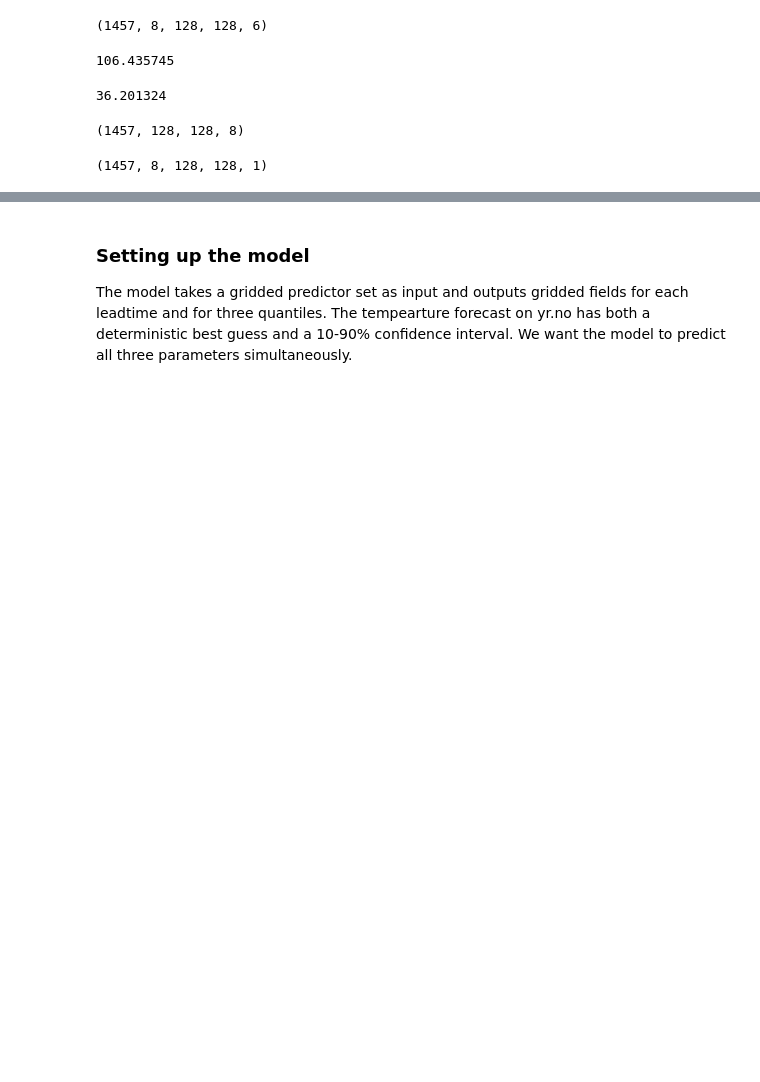
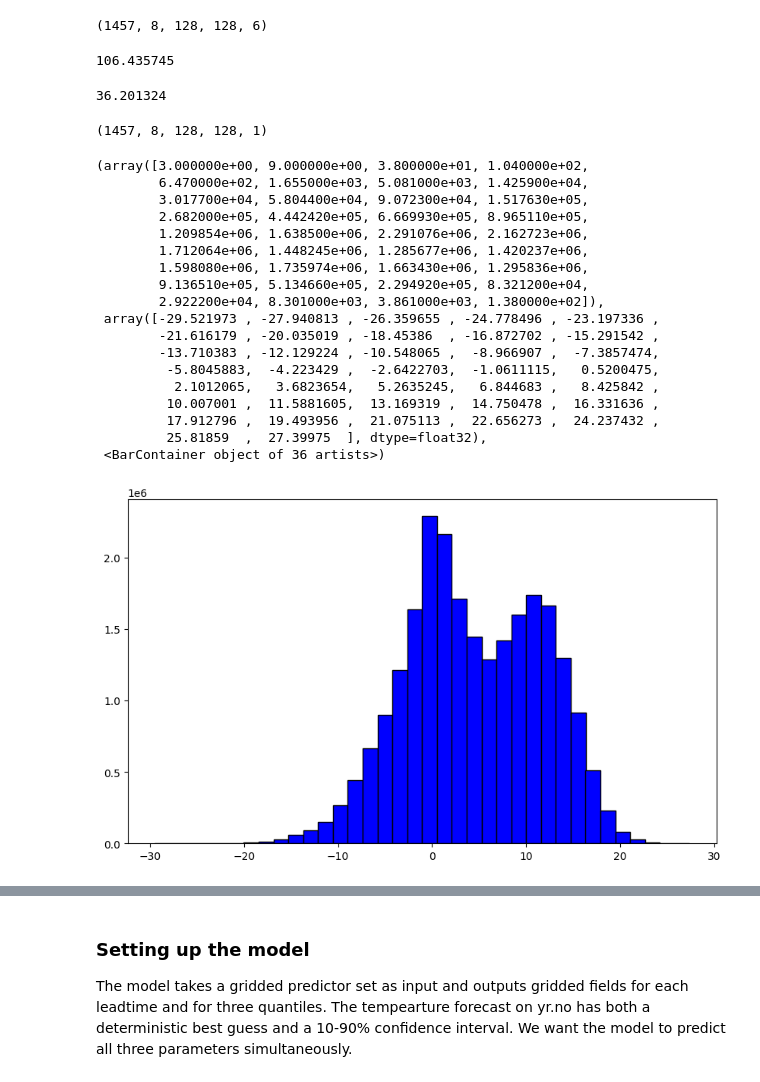
Before and after one commit to metno/maelstrom-yr, a Jupyter notebook: notebooks/demo_yr-ConvLSTM.ipynb, the cells around one changed output, grey strips where cells are left out. Saved outputs shown, nothing was run; the diff lists cells and outputs as text; code cells hidden in the pictures; blank space fills up the shorter version.

```diff
--- a/notebooks/demo_yr-ConvLSTM.ipynb
+++ b/notebooks/demo_yr-ConvLSTM.ipynb
@@ -138,10 +140,6 @@ np.max(target)
 # %%
 Itrain = range(predictors.shape[0]//2)
 Ieval = range(predictors.shape[0]//2, predictors.shape[0])
-# %%
-target.shape
-# %% [output]
-(1457, 128, 128, 8)
 # %%
 target = np.transpose(target, (0, 3, 1 ,2))
 # %%
@@ -150,3 +148,27 @@ target = np.expand_dims(target, axis=4)
 target.shape
 # %% [output]
 (1457, 8, 128, 128, 1)
+# %%
+
+# histogram of temperature
+plt.hist(target[:,0,...].flatten(), color = 'blue', edgecolor = 'black',bins = int(180/5))
+# %% [output]
+(array([3.000000e+00, 9.000000e+00, 3.800000e+01, 1.040000e+02,
+        6.470000e+02, 1.655000e+03, 5.081000e+03, 1.425900e+04,
+        3.017700e+04, 5.804400e+04, 9.072300e+04, 1.517630e+05,
+        2.682000e+05, 4.442420e+05, 6.669930e+05, 8.965110e+05,
+        1.209854e+06, 1.638500e+06, 2.291076e+06, 2.162723e+06,
+        1.712064e+06, 1.448245e+06, 1.285677e+06, 1.420237e+06,
+        1.598080e+06, 1.735974e+06, 1.663430e+06, 1.295836e+06,
+        9.136510e+05, 5.134660e+05, 2.294920e+05, 8.321200e+04,
+        2.922200e+04, 8.301000e+03, 3.861000e+03, 1.380000e+02]),
+ array([-29.521973 , -27.940813 , -26.359655 , -24.778496 , -23.197336 ,
+        -21.616179 , -20.035019 , -18.45386  , -16.872702 , -15.291542 ,
+        -13.710383 , -12.129224 , -10.548065 ,  -8.966907 ,  -7.3857474,
+         -5.8045883,  -4.223429 ,  -2.6422703,  -1.0611115,   0.5200475,
+          2.1012065,   3.6823654,   5.2635245,   6.844683 ,   8.425842 ,
+         10.007001 ,  11.5881605,  13.169319 ,  14.750478 ,  16.331636 ,
+         17.912796 ,  19.493956 ,  21.075113 ,  22.656273 ,  24.237432 ,
+         25.81859  ,  27.39975  ], dtype=float32),
+ <BarContainer object of 36 artists>)
+[figure, added]
```
Also changed, not shown: parts of 10 cells of this notebook.
